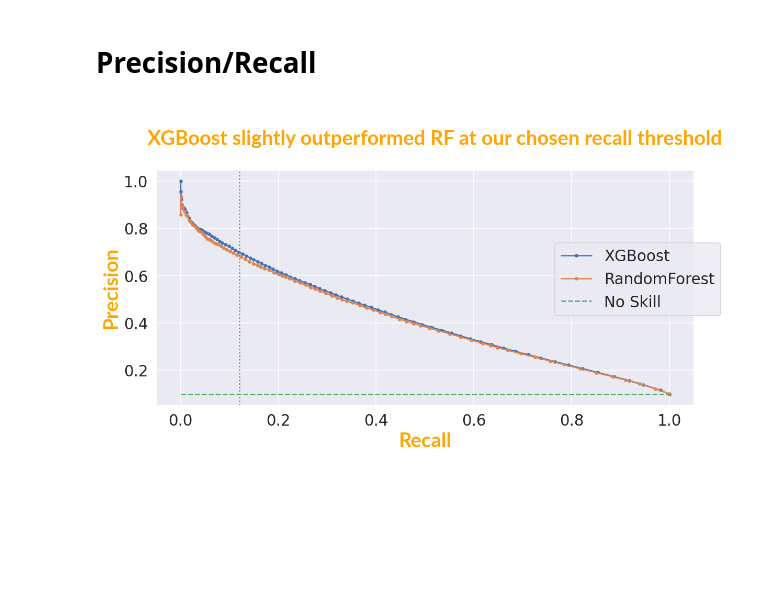
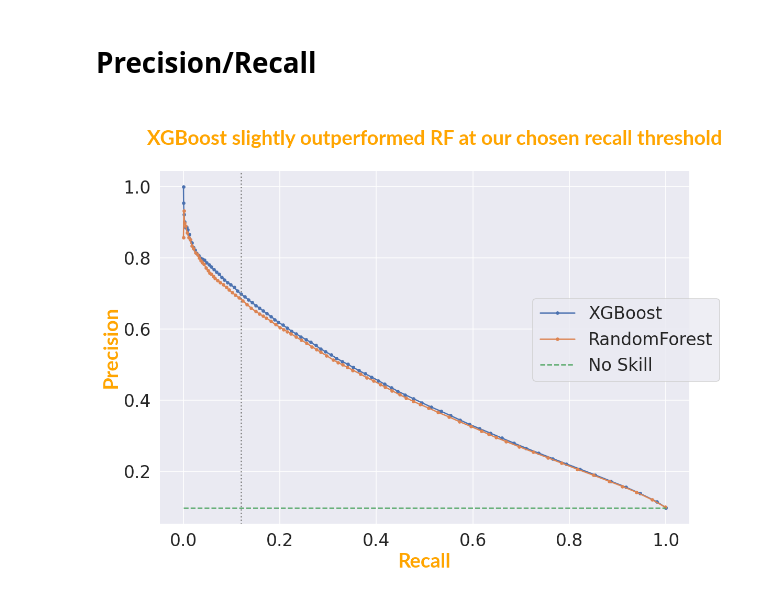
Before and after one commit to edubu2/metis-project3, a Jupyter notebook: code/model_analysis.ipynb, the cells around one changed output. Drawn from its saved outputs; the diff is of its cells as text; code cells hidden in the pictures; blank space fills up the shorter version.

```diff
--- a/code/model_analysis.ipynb
+++ b/code/model_analysis.ipynb
@@ -374,32 +380,32 @@ rf_precision = list(rf_f2_precision_thresholds.values())
 # %%
 label_font = {'family': 'Lato',
     'color':  'orange',
     'weight': 'bold',
     'size': 23,
     }
 
 title_font = {'family': 'Lato',
     'color':  'orange',
     'weight': 'bold',
     'size': 27,
     }
 
 title = """
     XGBoost slightly outperformed RF at our chosen recall threshold
     """
 
-ax = plt.figure(figsize=(10, 6), dpi=120)
+ax = plt.figure(figsize=(10, 8), dpi=120)
 
 plt.plot(recall, precision, marker='.', label="XGBoost")
 plt.plot(rf_recall, rf_precision, marker='.', label="RandomForest")
 plt.plot([0, 1], [no_skill, no_skill], linestyle='--', label="No Skill")
 plt.axvline(x=0.12, ls=':', color='gray')
 
 plt.title(title, fontdict=label_font)
 plt.xlabel("Recall", fontdict=label_font)
 plt.ylabel("Precision", fontdict=label_font)
 ax.legend(loc='center right')
 plt.tight_layout()
-plt.savefig('../etc/pr_comparison.png')
+plt.savefig('../etc/pr_comparison.png', dpi=170, bbox_inches="tight", pad_inches=1.6)
 # %% [output]
-[figure, old version]
+[figure, new version]
```
Also changed, not shown: parts of 6 cells of this notebook, 1 other file.
